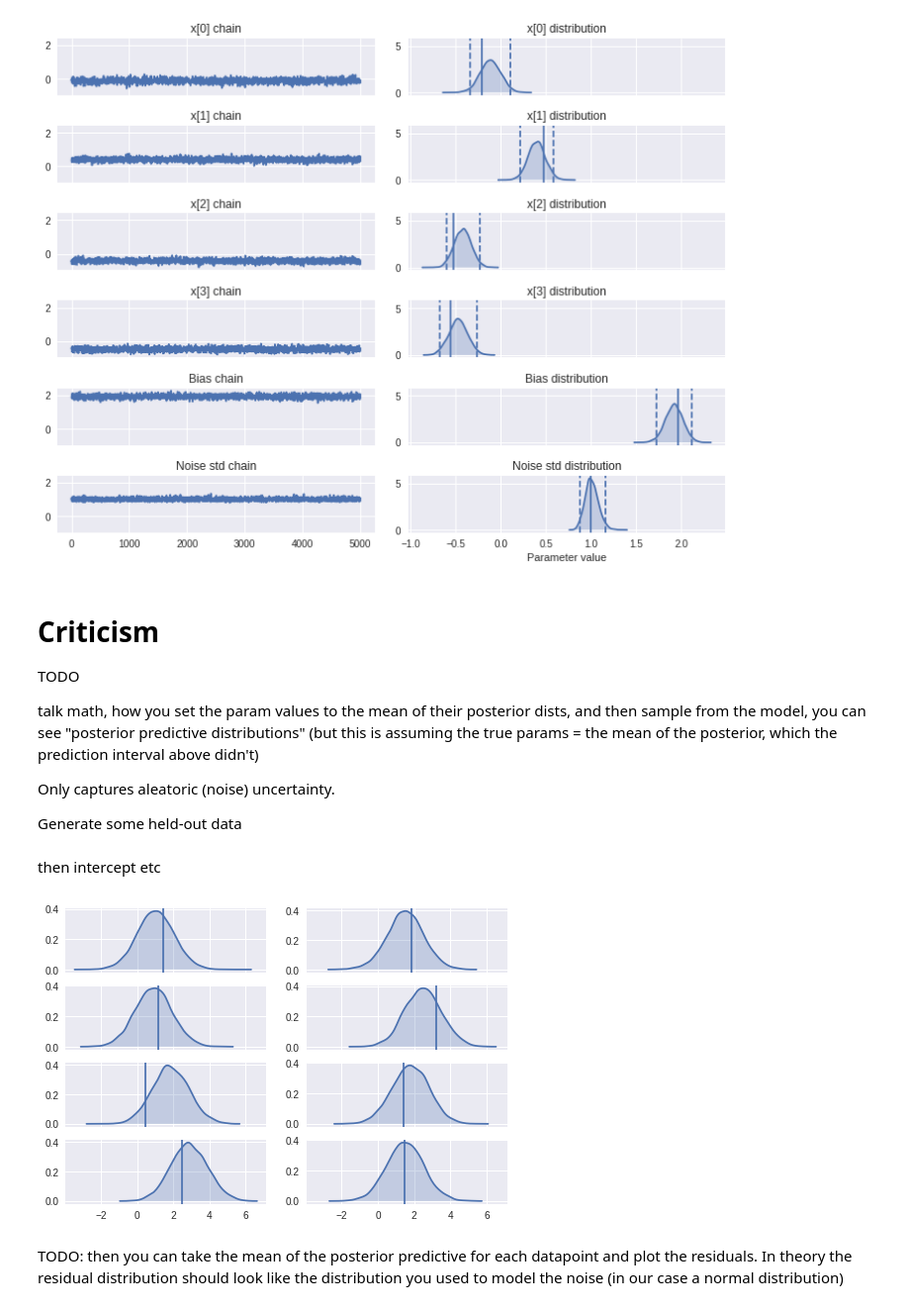
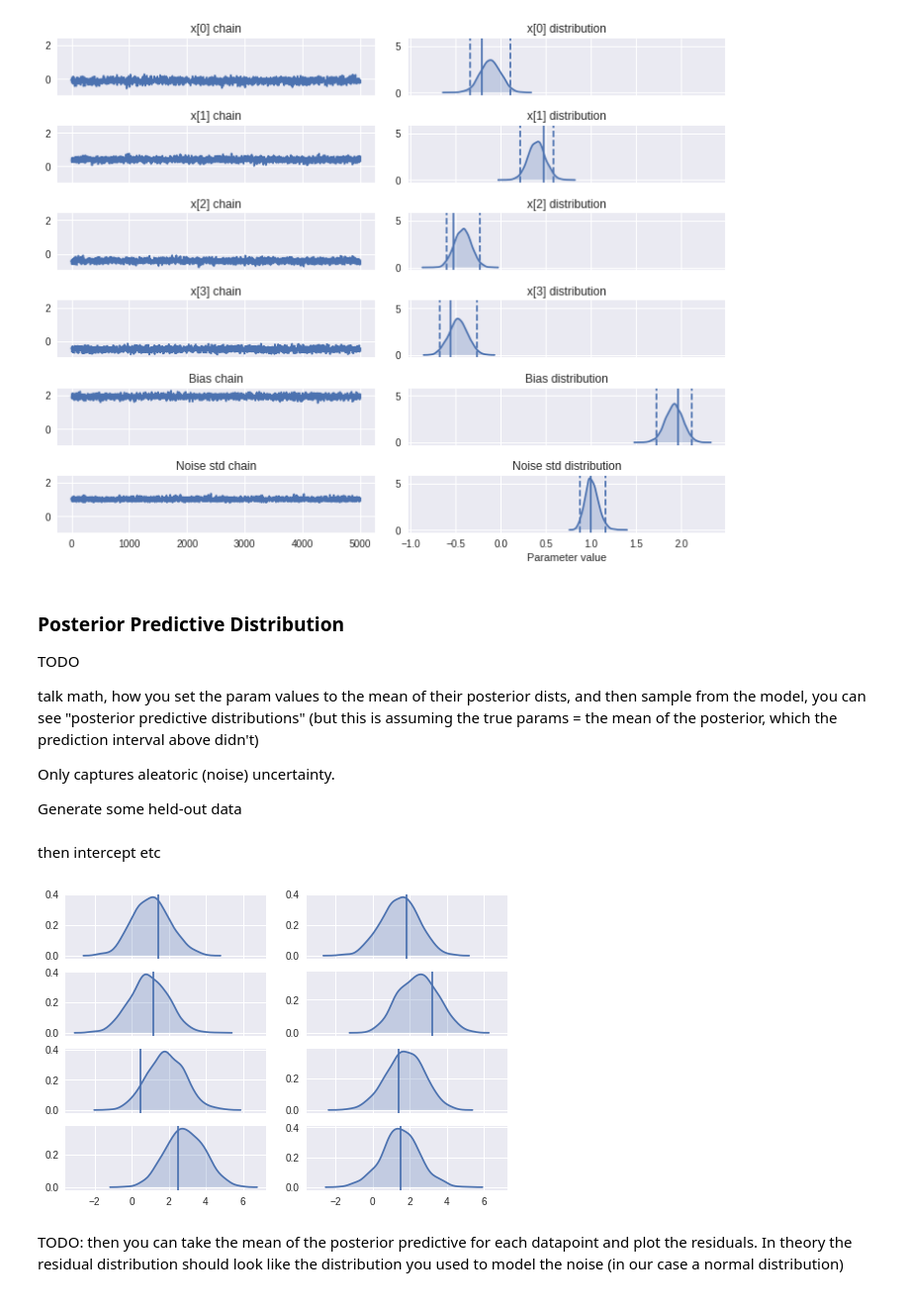
Before and after one commit to brendanhasz/tfp-bayesian-regression, a Jupyter notebook: TFP_Linear_Regression.ipynb, the cells around one changed output. Shown at 99% size. Drawn from its saved outputs; the diff is of its cells as text; code cells hidden in the pictures.

Commit message:
Add posterior predictive and prediction dist sampling for both bayesian + variational

```diff
--- a/TFP_Linear_Regression.ipynb
+++ b/TFP_Linear_Regression.ipynb
@@ -91,0 +138,6 @@ Yadda yadda
+# %%
+class Timer:
+  def __enter__(self):
+    self.t0 = time.time()
+  def __exit__(self, *args):
+    print('Elapsed time: %0.2fs' % (time.time()-self.t0))
@@ -100,8 +161,6 @@ num_leapfrog_steps = 2
 coeffs_size = [4,1]
 bias_size = [1]
 noise_std_size = [1]
-
-t0 = time.time()
 
 # HMC transition kernel
 kernel = tfp.mcmc.HamiltonianMonteCarlo(
@@ -122,7 +181,7 @@ states, kernel_results = tfp.mcmc.sample_chain(
 coeffs, bias, noise_std = states
 
 # Run the chain
-with tf.Session() as sess:
+with Timer(), tf.Session() as sess:
   [
       coeffs_,
       bias_,
@@ -135,12 +194,9 @@ with tf.Session() as sess:
       kernel_results.is_accepted,
   ])
 
-
 # Samples after burn-in
 coeffs_samples = coeffs_[n_burnin:,:,0]
 bias_samples = bias_[n_burnin:]
 noise_std_samples = noise_std_[n_burnin:]
 accepted_samples = is_accepted_[n_burnin:]
-
-print('Elapsed time: %0.1fs' % (time.time()-t0))
 # %% [output]
@@ -205,7 +263,7 @@ plt.show()
 # %% [output]
 [figure]
 # %% [markdown]
-# Criticism
+### Posterior Predictive Distribution
 
 TODO
 
@@ -223,34 +281,36 @@ y_val = np.matmul(x_val, w_true) + b_true + noise
 # %% [markdown]
 then intercept etc
 # %%
+Nmc = 1000 #number of monte carlo draws
+
 def interceptor(f, *args, **kwargs):
   name = kwargs.pop("name")
   if name == "coeffs":
     kwargs["value"] = np.reshape(np.mean(coeffs_samples, 0), (4,1))
   elif name == "bias":
     kwargs["value"] = np.mean(bias_samples, 0)
   elif name == "noise_std":
     kwargs["value"] = np.mean(noise_std_samples, 0)
   return f(*args, **kwargs)
 
 with ed.interception(interceptor):
   posterior = linear_regression(features=x_val)
 
 with tf.Session() as sess:
   posterior_predictive = sess.run(
-      posterior.distribution.sample(sample_shape=(5000)))
+      posterior.distribution.sample(sample_shape=(Nmc)))
 
 # Plot random datapoints and their posterior predictive intervals
 sns.set()
 fig, axes = plt.subplots(4, 2, sharex='all')
 for i in range(4):
   for j in range(2):
     ix = i*2+j
     sns.kdeplot(posterior_predictive[:,ix,0], shade=True, ax=axes[i][j])
     axes[i][j].axvline(x=y_val[ix,0])
     vals1 = posterior_predictive[:,ix,0]
 # %% [output]
-[figure, old version]
+[figure, new version]
 # %% [markdown]
 TODO: then you can take the mean of the posterior predictive for each datapoint and plot the residuals.  In theory the residual distribution should look like the distribution you used to model the noise (in our case a normal distribution)
 # %%
```
Also changed, not shown: parts of 55 cells of this notebook.
